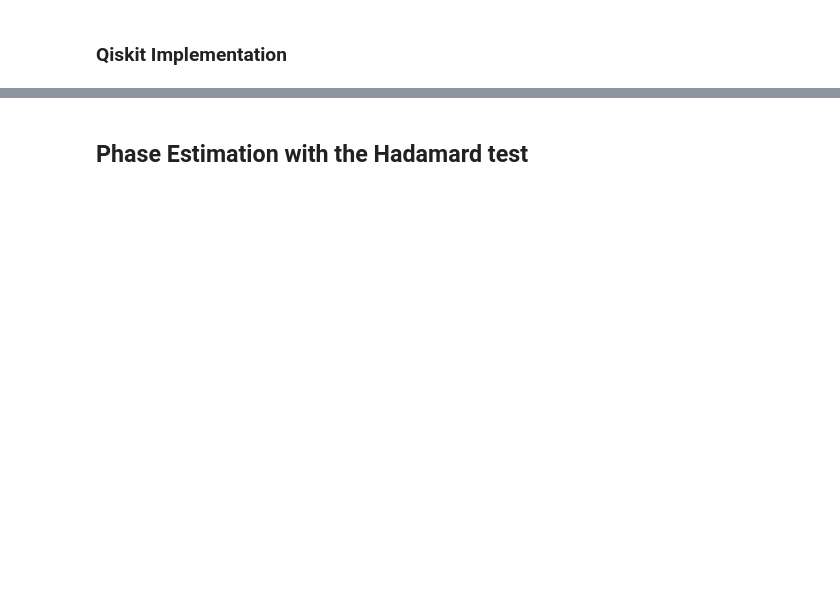
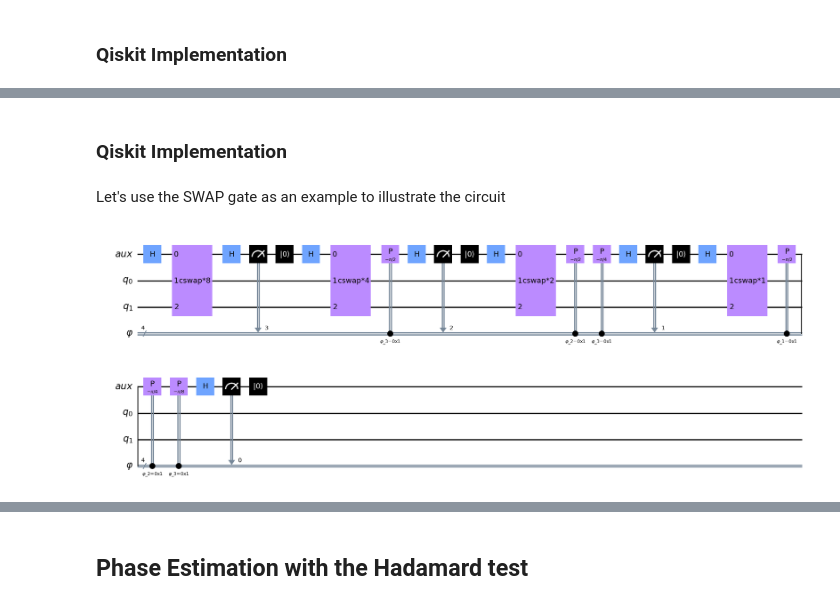
Before and after one commit to Qiskit/textbook, a Jupyter notebook: notebooks/compendium/phase-estimation/index.ipynb, the cells around one changed output, grey strips where cells are left out. Saved outputs shown, nothing was run; the diff lists cells and outputs as text; code cells hidden in the pictures; blank space fills up the shorter version.

```diff
--- a/notebooks/compendium/phase-estimation/index.ipynb
+++ b/notebooks/compendium/phase-estimation/index.ipynb
@@ -138,0 +213,44 @@ def create_qpe_circuit(theta, num_qubits):
+# %% [markdown]
+### Qiskit Implementation
+# %%
+import numpy as np
+from qiskit import QuantumRegister, ClassicalRegister, QuantumCircuit
+
+def iterative_QPE_circuit(U, precision = 2**-4, coherent = True):
+    cU = U.control(1)
+    bits_precision = int(np.ceil(np.log2(1/precision)))
+
+    # Construct registers and circuit
+    cr = ClassicalRegister(bits_precision, r'$\varphi$')
+    aux = QuantumRegister(1, 'aux')
+    main = QuantumRegister(U.num_qubits, 'q')
+    QPE_circ = QuantumCircuit(aux, main, cr)
+
+
+    for bit in range(bits_precision -1, -1,-1):
+        QPE_circ.h(0)
+        QPE_circ.append(cU.repeat(2**bit), aux[:] + main[:])
+
+        # Controlled phases loop
+        for b in range(bit +1, bits_precision):
+            k = (b - bit) + 1
+            QPE_circ.p(-(2*np.pi)/2**k,0).c_if(b,1)
+
+        QPE_circ.h(0)
+
+        # Measure, store result, reset
+        QPE_circ.measure(0, bit)
+        QPE_circ.reset(0)
+
+        # Reset all qubits if not coherent
+        if not coherent:
+            QPE_circ.reset(main[:])
+            QPE_circ.barrier()
+
+    return QPE_circ
+# %% [markdown]
+Let's use the SWAP gate as an example to illustrate the circuit
+# %%
+iterative_QPE_circuit(SwapGate()).draw(output = 'mpl')
+# %% [output]
+[figure, added]
```
Also changed, not shown: parts of 28 cells of this notebook.
